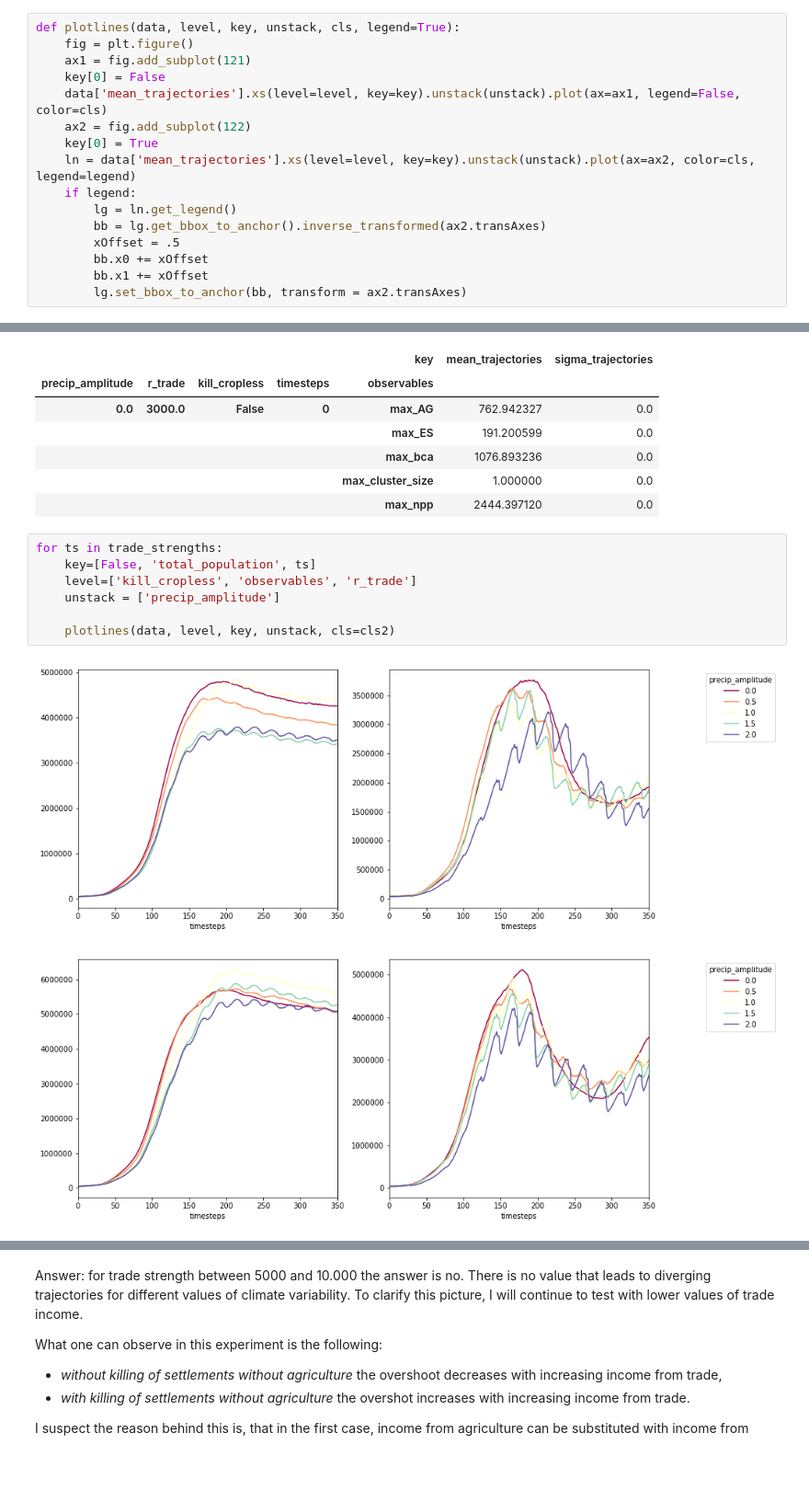
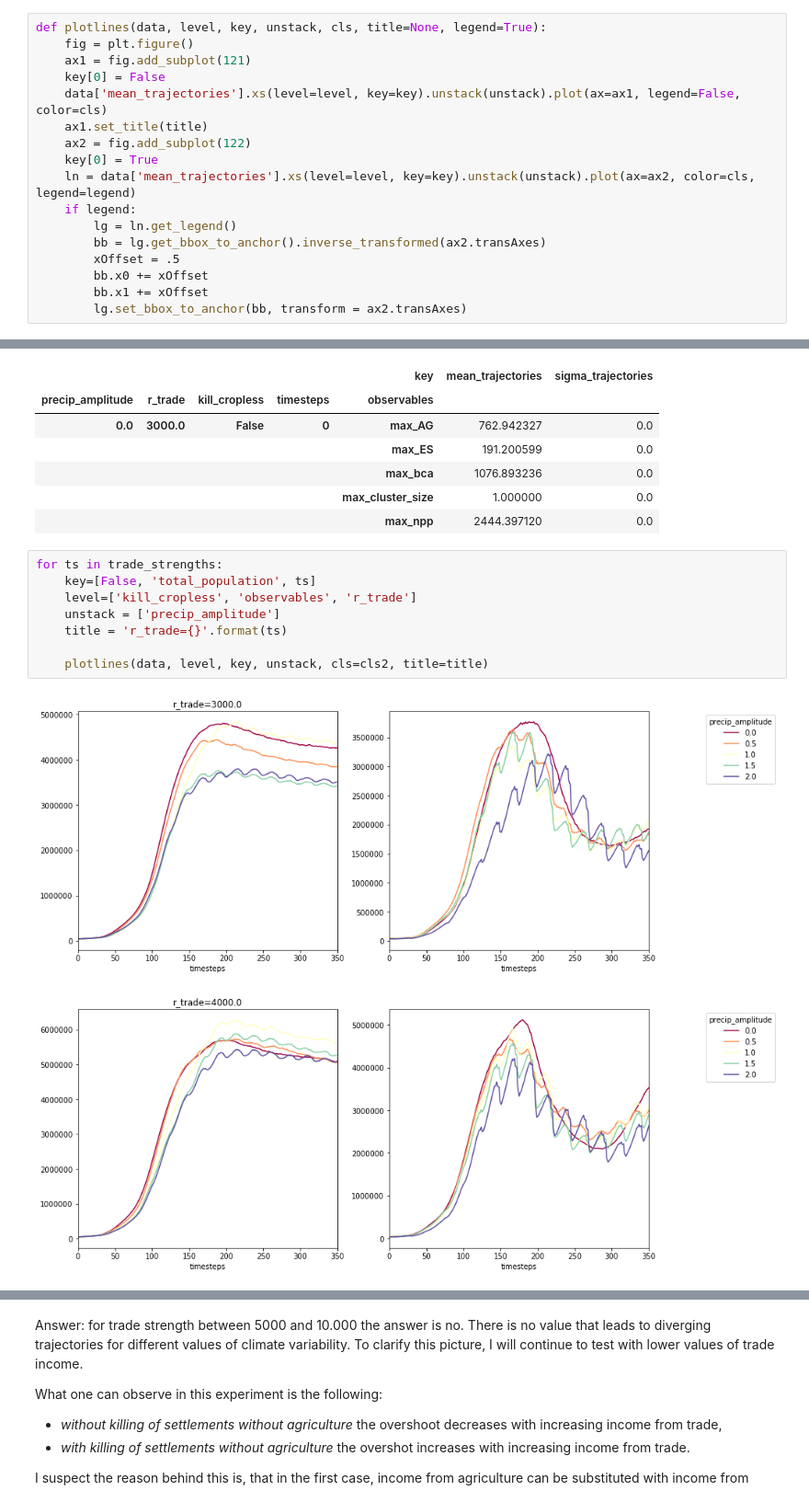
Before and after one commit to jakobkolb/Mayasim, a Jupyter notebook: Evaluation_Notebooks/X5_trade_vs_precipitation_with_better_ecosystem_services.ipynb, the cells around one changed output, grey strips where cells are left out. Shown at 92% size. Cells and saved outputs as stored; diff of their text form; blank space fills up the shorter version.

```diff
--- a/Evaluation_Notebooks/X5_trade_vs_precipitation_with_better_ecosystem_services.ipynb
+++ b/Evaluation_Notebooks/X5_trade_vs_precipitation_with_better_ecosystem_services.ipynb
@@ -40,9 +38,10 @@ Populating the interactive namespace from numpy and matplotlib
 # %%
-def plotlines(data, level, key, unstack, cls, legend=True):
+def plotlines(data, level, key, unstack, cls, title=None, legend=True):
     fig = plt.figure()
     ax1 = fig.add_subplot(121)
     key[0] = False
     data['mean_trajectories'].xs(level=level, key=key).unstack(unstack).plot(ax=ax1, legend=False, color=cls)
+    ax1.set_title(title)
     ax2 = fig.add_subplot(122)
     key[0] = True
     ln = data['mean_trajectories'].xs(level=level, key=key).unstack(unstack).plot(ax=ax2, color=cls, legend=legend)
@@ -66,10 +65,11 @@ data.head()
 # %%
 for ts in trade_strengths:
     key=[False, 'total_population', ts]
     level=['kill_cropless', 'observables', 'r_trade']
     unstack = ['precip_amplitude']
+    title = 'r_trade={}'.format(ts)
 
-    plotlines(data, level, key, unstack, cls=cls2)
+    plotlines(data, level, key, unstack, cls=cls2, title=title)
 # %% [output]
-[figure, old version]
+[figure, new version]
-[figure, old version]
+[figure, new version]
```
Also changed, not shown: parts of 3 cells of this notebook, 2 other files.
